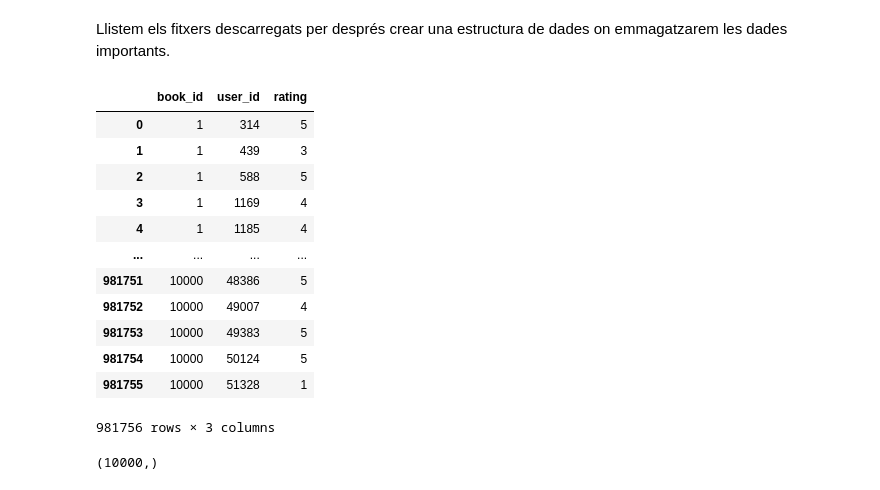
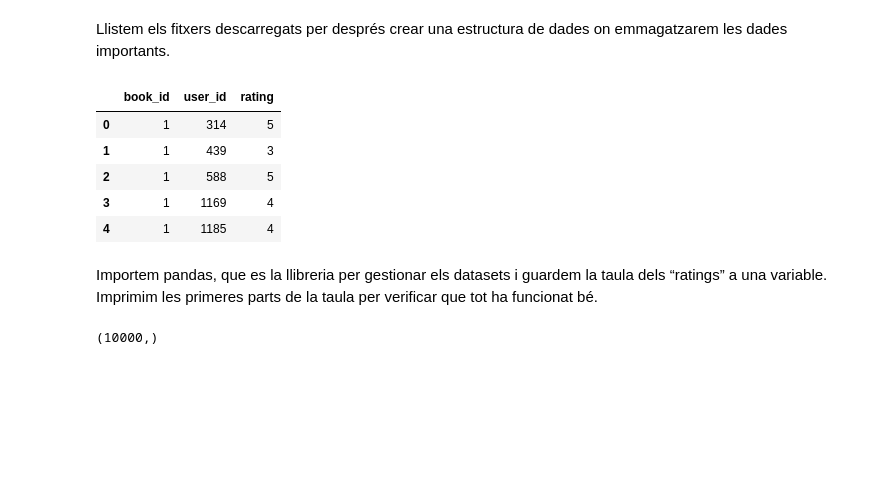
Before and after one commit to deep-learning-stuff/movies_recommendation_svd, a Jupyter notebook: Trabajo_algebra_libros.ipynb, the cells around one changed output. Drawn from its saved outputs; the diff is of its cells as text; code cells hidden in the pictures; blank space fills up the shorter version.

```diff
--- a/Trabajo_algebra_libros.ipynb
+++ b/Trabajo_algebra_libros.ipynb
@@ -57,22 +59,18 @@ Llistem els fitxers descarregats per després crear una estructura de dades on e
 # %%
 import pandas as pd
 
 df = pd.read_csv(path+"/ratings.csv")
-df
+df.head()
 # %% [output]
 |  | book_id | user_id | rating |
 | 0 | 1 | 314 | 5 |
 | 1 | 1 | 439 | 3 |
 | 2 | 1 | 588 | 5 |
 | 3 | 1 | 1169 | 4 |
 | 4 | 1 | 1185 | 4 |
-| ... | ... | ... | ... |
-| 981751 | 10000 | 48386 | 5 |
-| 981752 | 10000 | 49007 | 4 |
-| 981753 | 10000 | 49383 | 5 |
-| 981754 | 10000 | 50124 | 5 |
-| 981755 | 10000 | 51328 | 1 |
-981756 rows × 3 columns
+# %% [markdown]
+Importem pandas, que es la llibreria per gestionar els datasets i guardem la taula dels “ratings” a una variable.
+Imprimim les primeres parts de la taula per verificar que tot ha funcionat bé.
 # %%
 pd.unique(df['book_id']).shape
 # %% [output]
```
Also changed, not shown: parts of 11 cells of this notebook.
